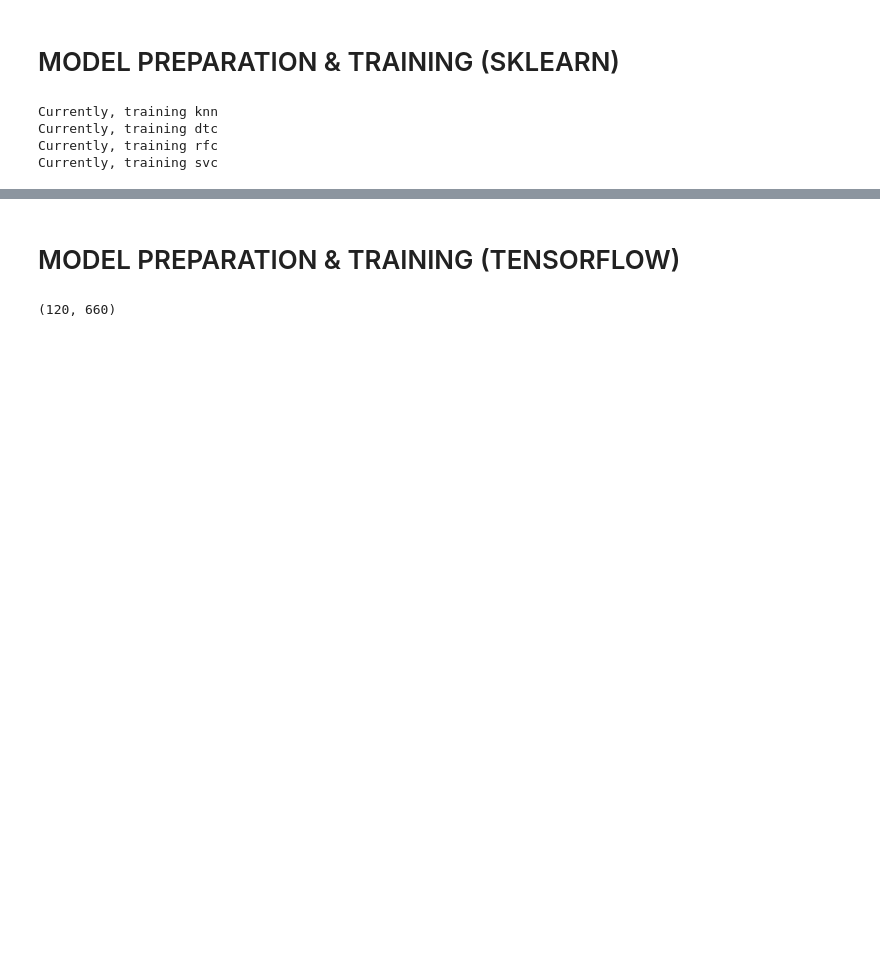
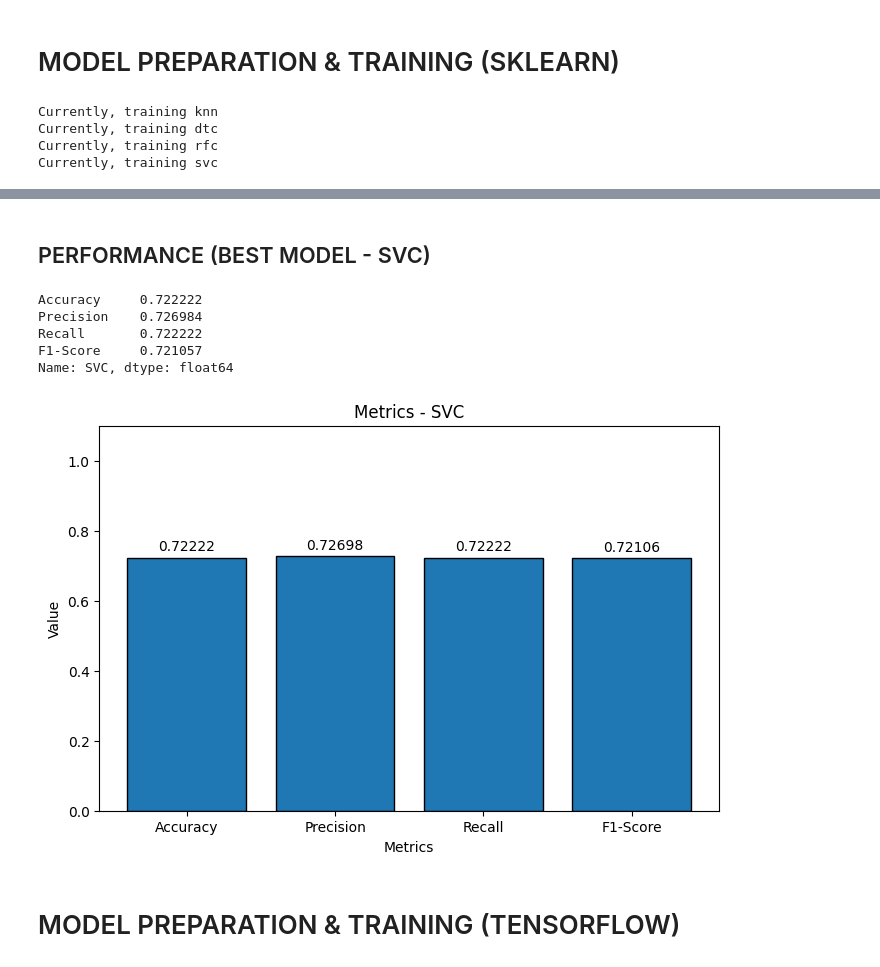
Before and after one commit to NawfalHadi/suspicious_detection_cctv, a Jupyter notebook: code/final/train.ipynb, the cells around one changed output, grey strips where cells are left out. Saved outputs shown, nothing was run; the diff lists cells and outputs as text; code cells hidden in the pictures; blank space fills up the shorter version.

```diff
--- a/code/final/train.ipynb
+++ b/code/final/train.ipynb
@@ -164,9 +210,30 @@ for metric in all_metrics:
+# %% [markdown]
+## PERFORMANCE (BEST MODEL - SVC)
+# %%
+df_results.loc['SVC']
+# %% [output]
+Accuracy     0.722222
+Precision    0.726984
+Recall       0.722222
+F1-Score     0.721057
+Name: SVC, dtype: float64
+# %%
+all_metrics = ["Accuracy", "Precision", "Recall", "F1-Score"]
+svc_metrics = df_results.loc['SVC']
+
+fig, ax = plt.subplots(figsize=(8, 5))
+bars = ax.bar(svc_metrics.index, svc_metrics.values, edgecolor="black")
+ax.set_title("Metrics - SVC")
+ax.set_ylabel("Value")
+ax.set_xlabel("Metrics")
+plt.ylim(0, 1.1)
+
+ax.bar_label(bars, labels=[f"{val:.5f}" for val in svc_metrics.values], padding=3)
+plt.show()
+# %% [output]
+[figure, added]
 # %% [markdown]
 # MODEL PREPARATION & TRAINING (TENSORFLOW)
-# %%
-X_train.shape
-# %% [output]
-(120, 660)
 # %%
 MODEL_INPUT_SHAPE = (X_train.shape[1],)
 MODEL_TOTAL_OUTPUT = len(np.unique(y_train))
```
Also changed, not shown: parts of 19 cells of this notebook, 2 other files.
